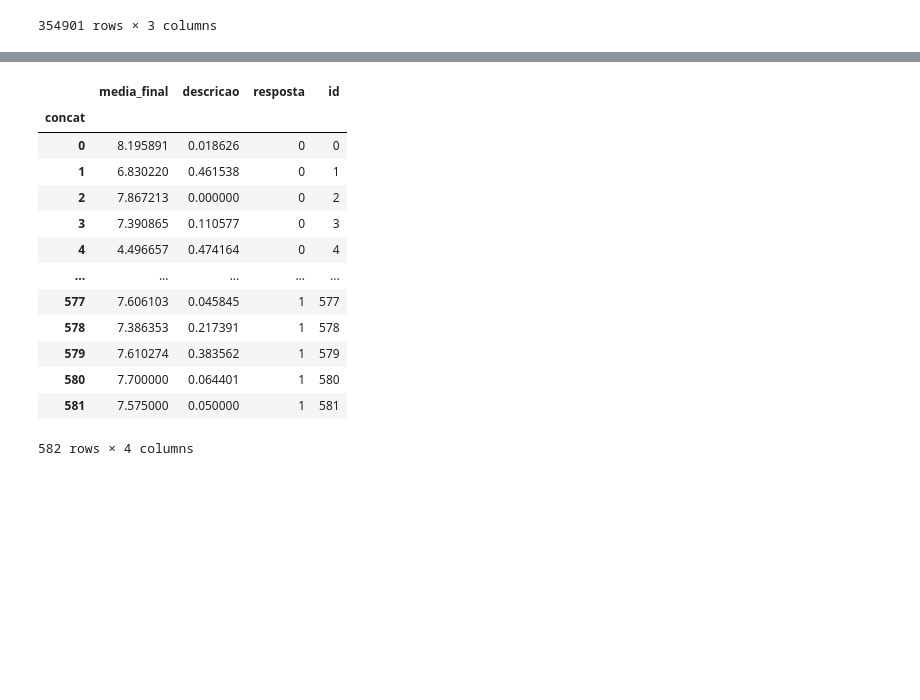
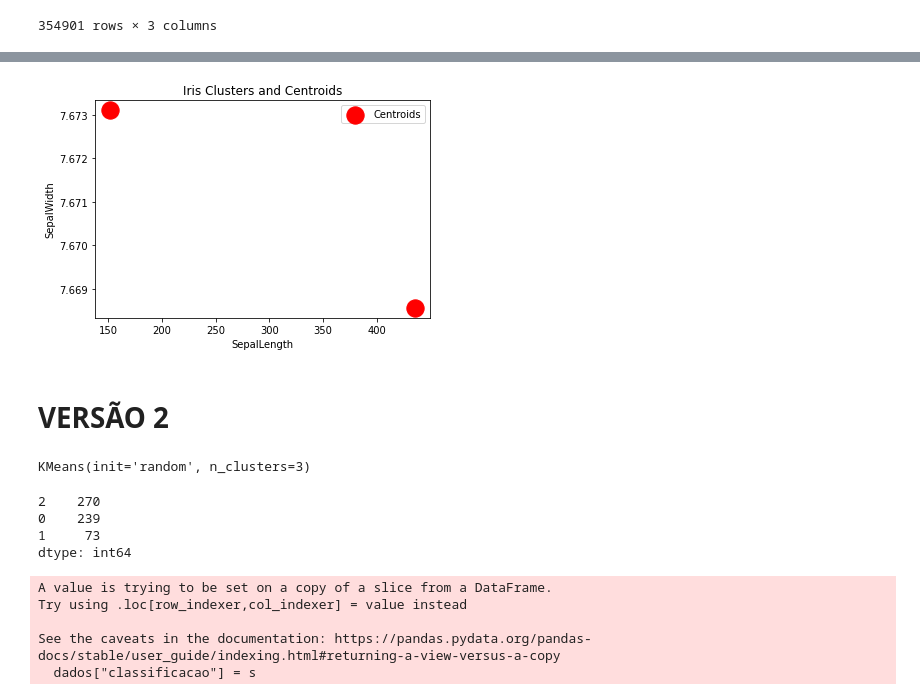
Before and after one commit to rafaelperazzo/notasSIGAA, a Jupyter notebook: notas_sigaa.ipynb, the cells around one changed output, grey strips where cells are left out. Saved outputs shown, nothing was run; the diff lists cells and outputs as text; code cells hidden in the pictures; blank space fills up the shorter version.

```diff
--- a/notas_sigaa.ipynb
+++ b/notas_sigaa.ipynb
@@ -135,17 +111,34 @@ agrupados["id"] = agrupados.index
-# %%
-agrupados
-# %% [output]
-|  | media_final | descricao | resposta | id |
-| concat |  |  |  |  |
-| 0 | 8.195891 | 0.018626 | 0 | 0 |
-| 1 | 6.830220 | 0.461538 | 0 | 1 |
-| 2 | 7.867213 | 0.000000 | 0 | 2 |
-| 3 | 7.390865 | 0.110577 | 0 | 3 |
-| 4 | 4.496657 | 0.474164 | 0 | 4 |
-| ... | ... | ... | ... | ... |
-| 577 | 7.606103 | 0.045845 | 1 | 577 |
-| 578 | 7.386353 | 0.217391 | 1 | 578 |
-| 579 | 7.610274 | 0.383562 | 1 | 579 |
-| 580 | 7.700000 | 0.064401 | 1 | 580 |
-| 581 | 7.575000 | 0.050000 | 1 | 581 |
-582 rows × 4 columns
+# %%
+#plt.scatter(X[:, 0], X[:,1], s = 100, c = kmeans.labels_)
+plt.scatter(kmeans.cluster_centers_[:, 0], kmeans.cluster_centers_[:, 1], s = 300, c = 'red',label = 'Centroids')
+plt.title('Iris Clusters and Centroids')
+plt.xlabel('SepalLength')
+plt.ylabel('SepalWidth')
+plt.legend()
+plt.show()
+# %% [output]
+[figure, added]
+# %% [markdown]
+# VERSÃO 2
+# %%
+clusters = KMeans(n_clusters = 3, init = 'random')
+dados = agrupados[['media_final','descricao']]
+clusters.fit(dados)
+# %% [output]
+KMeans(init='random', n_clusters=3)
+# %%
+s = pd.Series(clusters.labels_)
+s.value_counts()
+# %% [output]
+2    270
+0    239
+1     73
+dtype: int64
+# %%
+dados["classificacao"] = s
+# %% [output]
+A value is trying to be set on a copy of a slice from a DataFrame.
+Try using .loc[row_indexer,col_indexer] = value instead
+
+See the caveats in the documentation: https://pandas.pydata.org/pandas-docs/stable/user_guide/indexing.html#returning-a-view-versus-a-copy
+  dados["classificacao"] = s
```
Also changed, not shown: parts of 11 cells of this notebook.
